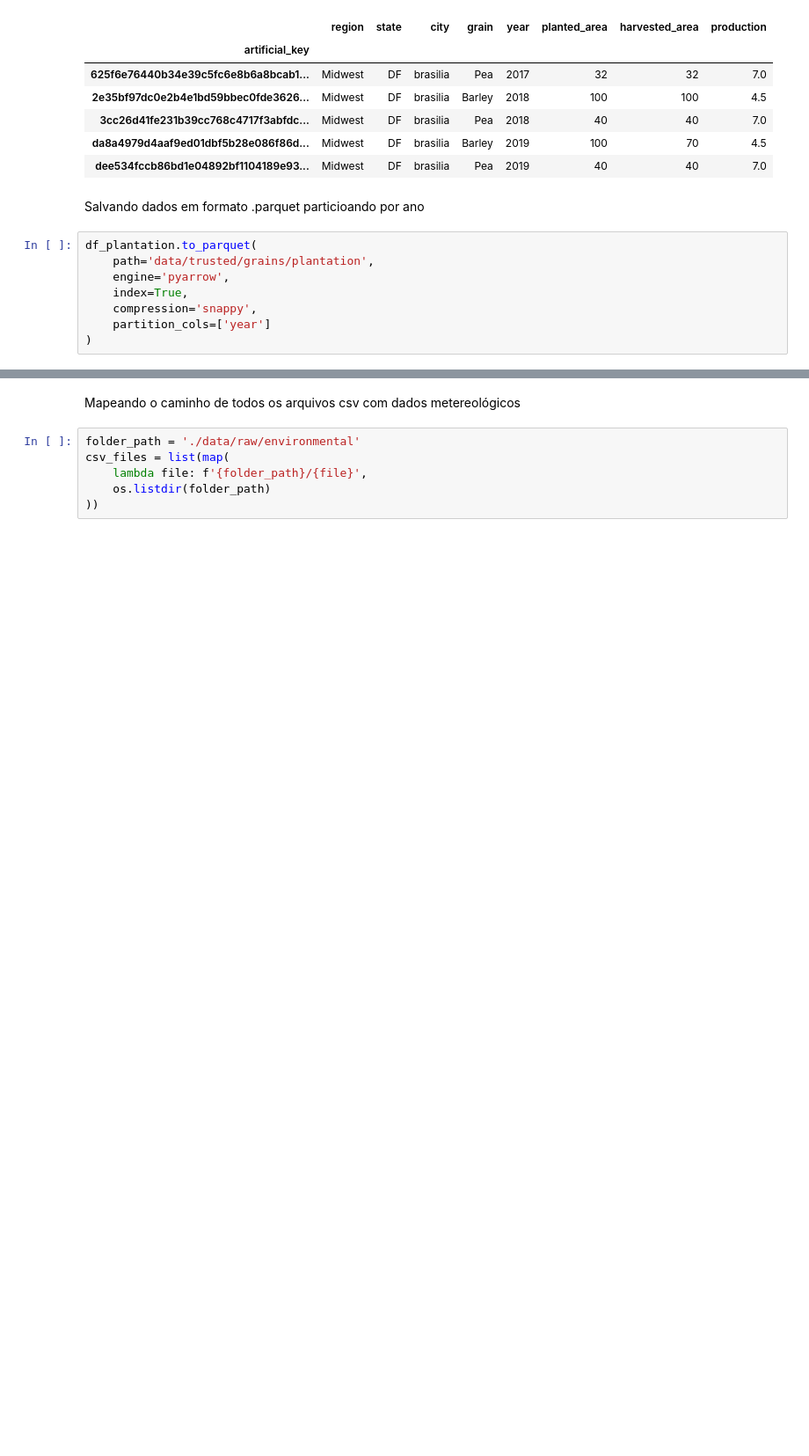
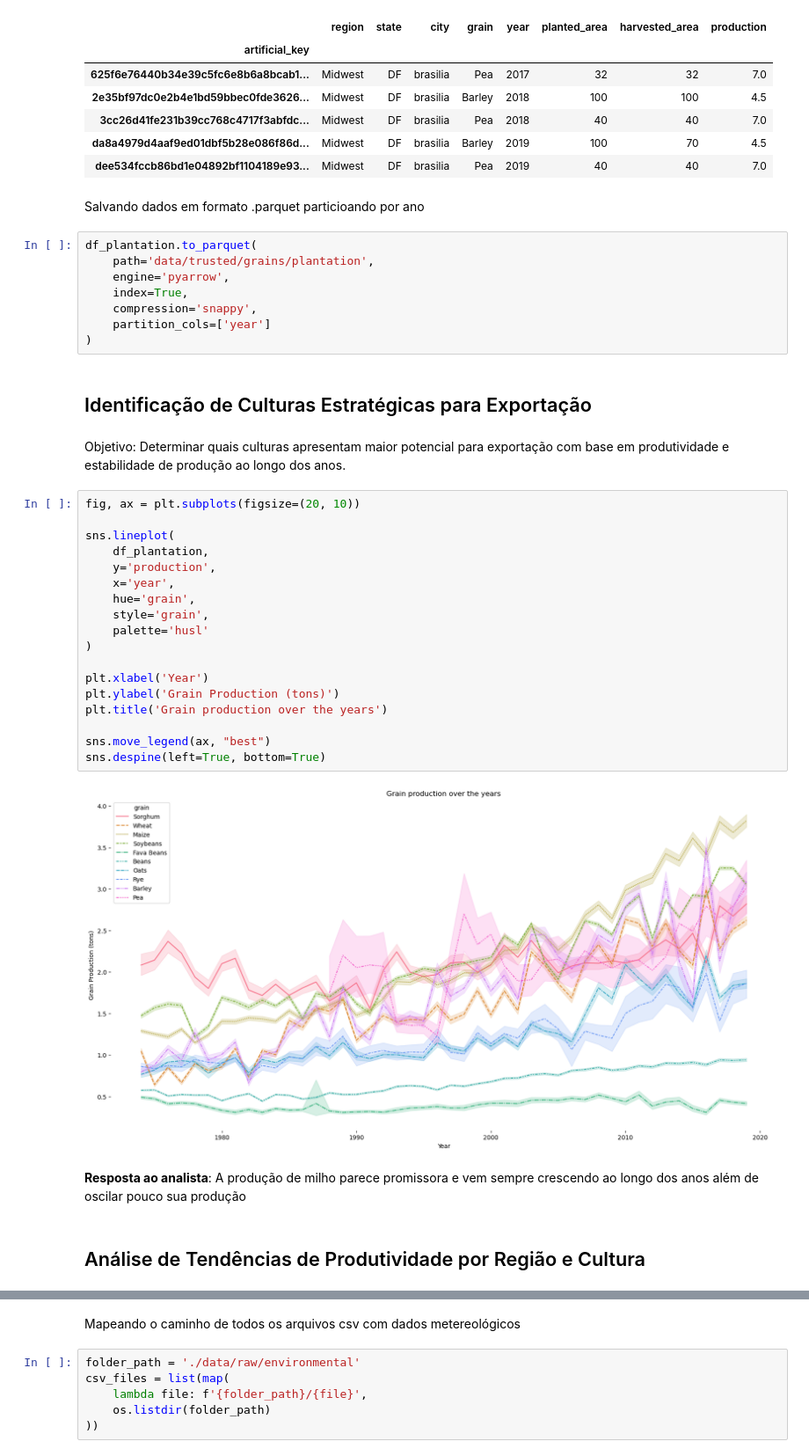
Before and after one commit to Squinelato/eEDB-001-2024-4, a Jupyter notebook: exercise_1/brazil_grain_analysis.ipynb, the cells around one changed output, grey strips where cells are left out. Shown at 88% size. Cells and saved outputs as stored; diff of their text form; blank space fills up the shorter version.

```diff
--- a/exercise_1/brazil_grain_analysis.ipynb
+++ b/exercise_1/brazil_grain_analysis.ipynb
@@ -236,3 +255,31 @@ df_plantation.to_parquet(
     compression='snappy',
     partition_cols=['year']
 )
+# %% [markdown]
+## Identificação de Culturas Estratégicas para Exportação
+# %% [markdown]
+Objetivo: Determinar quais culturas apresentam maior potencial para exportação com base em produtividade e estabilidade de produção ao longo dos anos.
+# %%
+fig, ax = plt.subplots(figsize=(20, 10))
+
+sns.lineplot(
+    df_plantation,
+    y='production',
+    x='year',
+    hue='grain',
+    style='grain',
+    palette='husl'
+)
+
+plt.xlabel('Year')
+plt.ylabel('Grain Production (tons)')
+plt.title('Grain production over the years')
+
+sns.move_legend(ax, "best")
+sns.despine(left=True, bottom=True)
+# %% [output]
+[figure, added]
+# %% [markdown]
+**Resposta ao analista**: A produção de milho parece promissora e vem sempre crescendo ao longo dos anos além de oscilar pouco sua produção
+# %% [markdown]
+## Análise de Tendências de Produtividade por Região e Cultura
```
Also changed, not shown: parts of 17 cells of this notebook, 46 other files.
